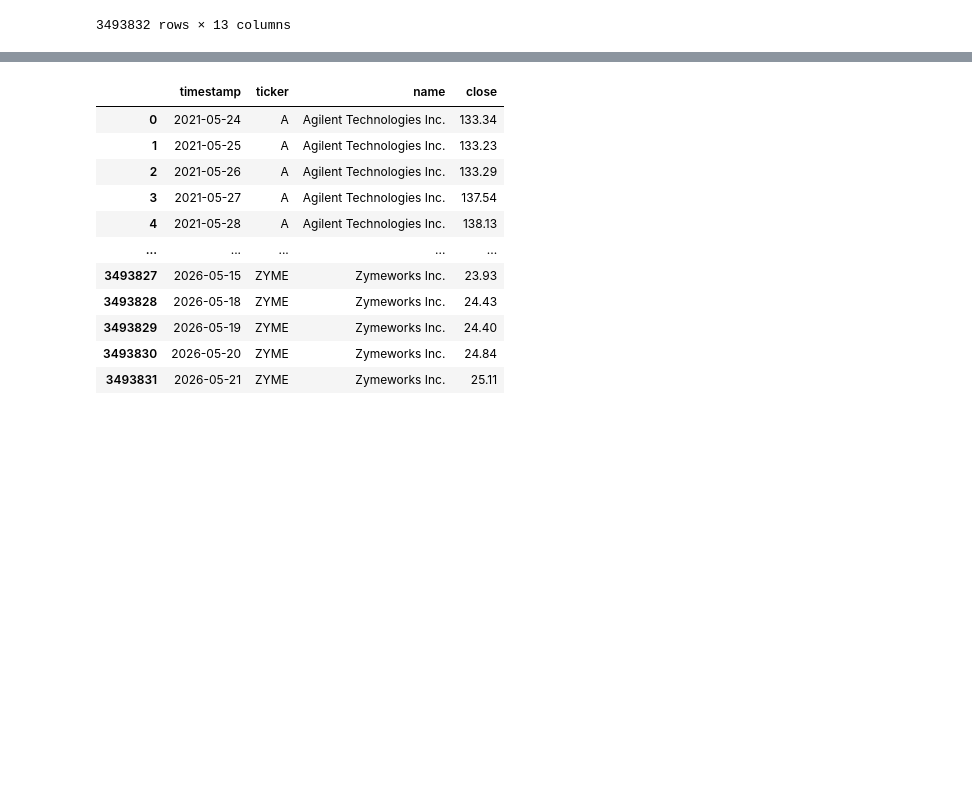
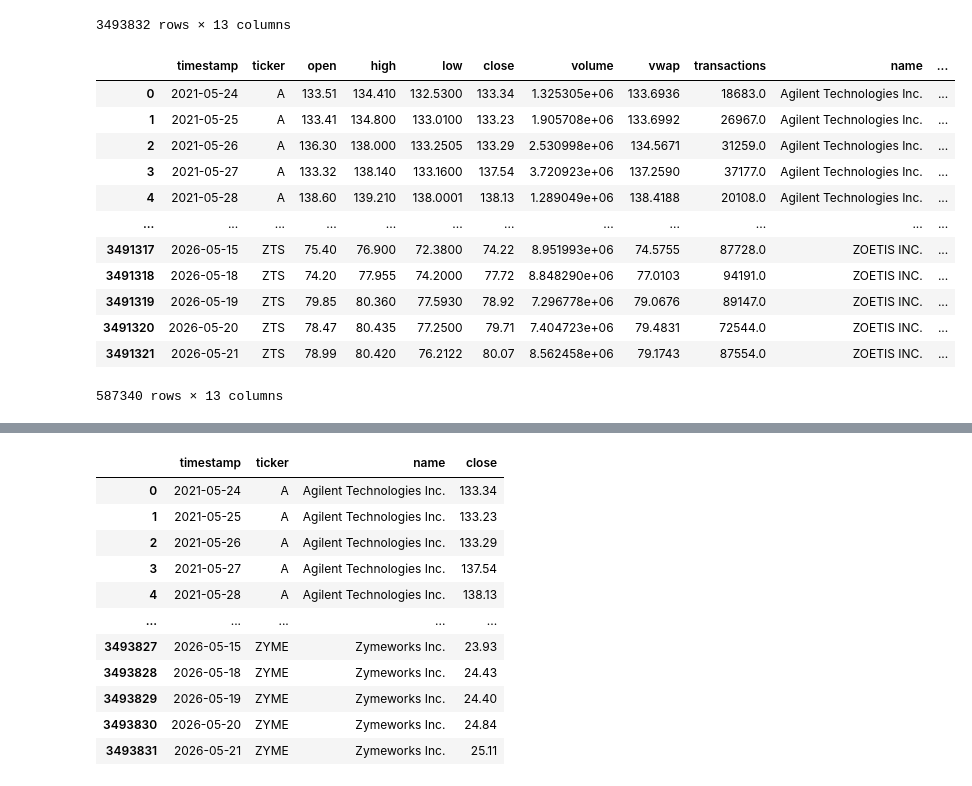
Before and after one commit to matthewcavanaugh96/megalabs, a Jupyter notebook: stock_prices_app/testbook.ipynb, the cells around one changed output, grey strips where cells are left out. Cells and saved outputs as stored; diff of their text form; code cells hidden in the pictures; blank space fills up the shorter version.

```diff
--- a/stock_prices_app/testbook.ipynb
+++ b/stock_prices_app/testbook.ipynb
@@ -9,7 +9,7 @@ Won't be doing much in this notebook, just quick glances and tests.
 # %%
 import pandas as pd
 # %%
-df = pd.read_csv('daily_cleaned_price_data.csv')
+df = pd.read_parquet('oversize_datasets/daily_cleaned_price_data.parquet')
 df
 # %% [output]
 |  | timestamp | ticker | open | high | low | close | volume | vwap | transactions |
@@ -26,7 +26,7 @@ df
 | 3493831 | 2026-05-21 | ZYME | 24.42 | 25.36 | 24.3700 | 25.11 | 6.186212e+05 | 25.0966 | 11303.0 |
 3493832 rows × 9 columns
 # %%
-df2 = pd.read_csv('daily_cleaned_metadata.csv')
+df2 = pd.read_parquet('daily_cleaned_metadata.parquet')
 df2
 # %% [output]
 |  | ticker | name | market_cap | exchange | country |
@@ -61,0 +130,20 @@ df3
+# %%
+sp500_df = df3[
+    df3['ticker'].isin(sp500_tickers)
+].copy()
+
+sp500_df
+# %% [output]
+|  | timestamp | ticker | open | high | low | close | volume | vwap | transactions | name | ... |
+| 0 | 2021-05-24 | A | 133.51 | 134.410 | 132.5300 | 133.34 | 1.325305e+06 | 133.6936 | 18683.0 | Agilent Technologies Inc. | ... |
+| 1 | 2021-05-25 | A | 133.41 | 134.800 | 133.0100 | 133.23 | 1.905708e+06 | 133.6992 | 26967.0 | Agilent Technologies Inc. | ... |
+| 2 | 2021-05-26 | A | 136.30 | 138.000 | 133.2505 | 133.29 | 2.530998e+06 | 134.5671 | 31259.0 | Agilent Technologies Inc. | ... |
+| 3 | 2021-05-27 | A | 133.32 | 138.140 | 133.1600 | 137.54 | 3.720923e+06 | 137.2590 | 37177.0 | Agilent Technologies Inc. | ... |
+| 4 | 2021-05-28 | A | 138.60 | 139.210 | 138.0001 | 138.13 | 1.289049e+06 | 138.4188 | 20108.0 | Agilent Technologies Inc. | ... |
+| ... | ... | ... | ... | ... | ... | ... | ... | ... | ... | ... | ... |
+| 3491317 | 2026-05-15 | ZTS | 75.40 | 76.900 | 72.3800 | 74.22 | 8.951993e+06 | 74.5755 | 87728.0 | ZOETIS INC. | ... |
+| 3491318 | 2026-05-18 | ZTS | 74.20 | 77.955 | 74.2000 | 77.72 | 8.848290e+06 | 77.0103 | 94191.0 | ZOETIS INC. | ... |
+| 3491319 | 2026-05-19 | ZTS | 79.85 | 80.360 | 77.5930 | 78.92 | 7.296778e+06 | 79.0676 | 89147.0 | ZOETIS INC. | ... |
+| 3491320 | 2026-05-20 | ZTS | 78.47 | 80.435 | 77.2500 | 79.71 | 7.404723e+06 | 79.4831 | 72544.0 | ZOETIS INC. | ... |
+| 3491321 | 2026-05-21 | ZTS | 78.99 | 80.420 | 76.2122 | 80.07 | 8.562458e+06 | 79.1743 | 87554.0 | ZOETIS INC. | ... |
+587340 rows × 13 columns
```
Also changed, not shown: parts of 10 cells of this notebook, 9 other files.
